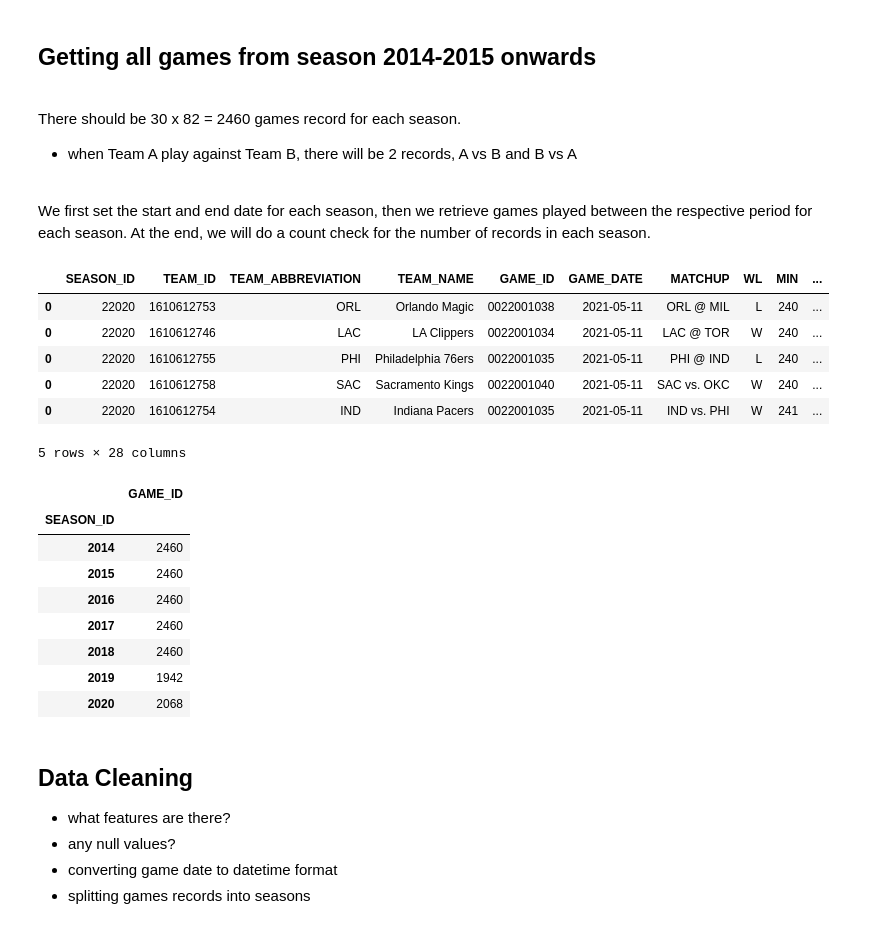
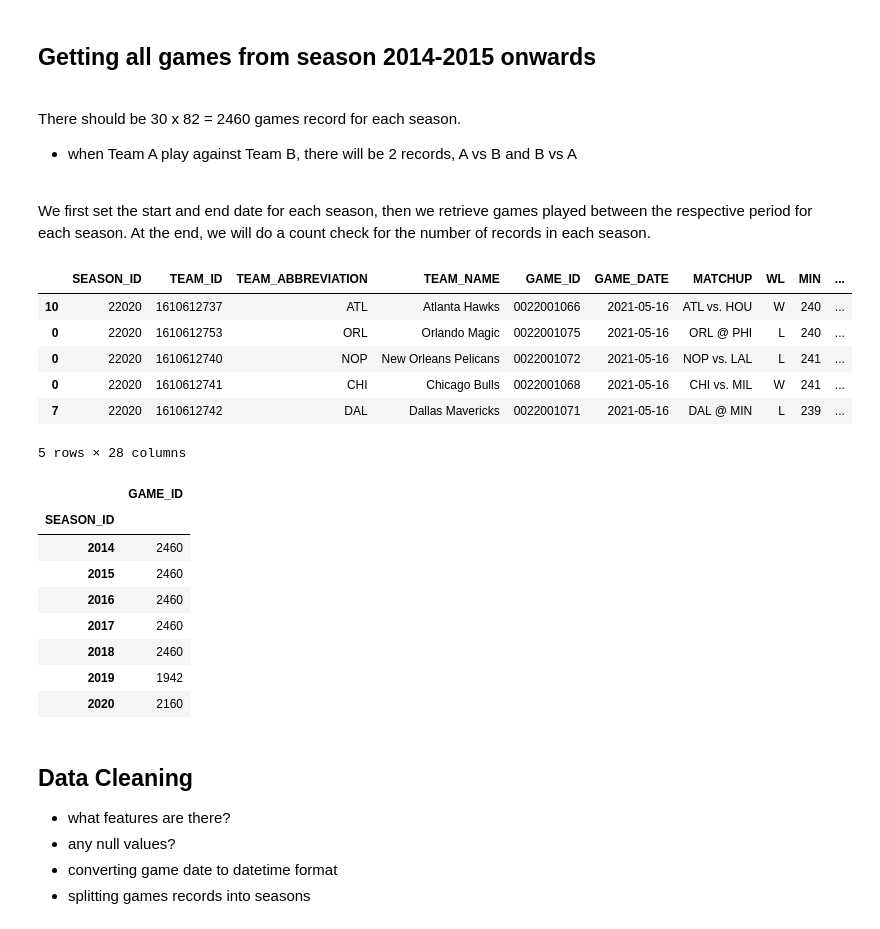
Before and after one commit to sszh1904/NBA_Match_Prediction, a Jupyter notebook: notebook/data_process.ipynb, the cells around one changed output. Cells and saved outputs as stored; diff of their text form; code cells hidden in the pictures.

```diff
--- a/notebook/data_process.ipynb
+++ b/notebook/data_process.ipynb
@@ -79,31 +79,35 @@ end_2019 = '2020-03-11' # ends earlier cos after that we head into the bubble
 
 #2020-21 season dates
 start_2020 = '2020-12-22' # current on-going season
+end_2020 = '2021-05-16'
 # %%
 all_games = pd.DataFrame()
+all_team_df = []
 for team_id in team_ids:
     gamefinder = leaguegamefinder.LeagueGameFinder(team_id_nullable=team_id)
     games = gamefinder.get_data_frames()[0]
+    all_team_df.append(games)
     games = games[
         (games['GAME_DATE'].between(start_2014, end_2014)) |
         (games['GAME_DATE'].between(start_2015, end_2015)) |
         (games['GAME_DATE'].between(start_2016, end_2016)) |
         (games['GAME_DATE'].between(start_2017, end_2017)) |
         (games['GAME_DATE'].between(start_2018, end_2018)) |
         (games['GAME_DATE'].between(start_2019, end_2019)) |
-        (games['GAME_DATE'] > start_2020)]
+        (games['GAME_DATE'].between(start_2020, end_2020))
+    ]
     all_games = all_games.append(games)
 
 all_games = all_games.sort_values('GAME_DATE', ascending=False)
 
 all_games.head()
 # %% [output]
 |  | SEASON_ID | TEAM_ID | TEAM_ABBREVIATION | TEAM_NAME | GAME_ID | GAME_DATE | MATCHUP | WL | MIN | ... |
-| 0 | 22020 | 1610612753 | ORL | Orlando Magic | 0022001038 | 2021-05-11 | ORL @ MIL | L | 240 | ... |
-| 0 | 22020 | 1610612746 | LAC | LA Clippers | 0022001034 | 2021-05-11 | LAC @ TOR | W | 240 | ... |
-| 0 | 22020 | 1610612755 | PHI | Philadelphia 76ers | 0022001035 | 2021-05-11 | PHI @ IND | L | 240 | ... |
-| 0 | 22020 | 1610612758 | SAC | Sacramento Kings | 0022001040 | 2021-05-11 | SAC vs. OKC | W | 240 | ... |
-| 0 | 22020 | 1610612754 | IND | Indiana Pacers | 0022001035 | 2021-05-11 | IND vs. PHI | W | 241 | ... |
+| 10 | 22020 | 1610612737 | ATL | Atlanta Hawks | 0022001066 | 2021-05-16 | ATL vs. HOU | W | 240 | ... |
+| 0 | 22020 | 1610612753 | ORL | Orlando Magic | 0022001075 | 2021-05-16 | ORL @ PHI | L | 240 | ... |
+| 0 | 22020 | 1610612740 | NOP | New Orleans Pelicans | 0022001072 | 2021-05-16 | NOP vs. LAL | L | 241 | ... |
+| 0 | 22020 | 1610612741 | CHI | Chicago Bulls | 0022001068 | 2021-05-16 | CHI vs. MIL | W | 241 | ... |
+| 7 | 22020 | 1610612742 | DAL | Dallas Mavericks | 0022001071 | 2021-05-16 | DAL @ MIN | L | 239 | ... |
 5 rows × 28 columns
 # %%
 # checking if the number of games record for each season is correct
@@ -117,7 +121,7 @@ all_games.groupby(all_games.SEASON_ID.str[-4:])[['GAME_ID']].count()
 | 2017 | 2460 |
 | 2018 | 2460 |
 | 2019 | 1942 |
-| 2020 | 2068 |
+| 2020 | 2160 |
 # %% [markdown]
 ## Data Cleaning
 - what features are there?
```
Also changed, not shown: parts of 6 cells of this notebook, 36 other files.
